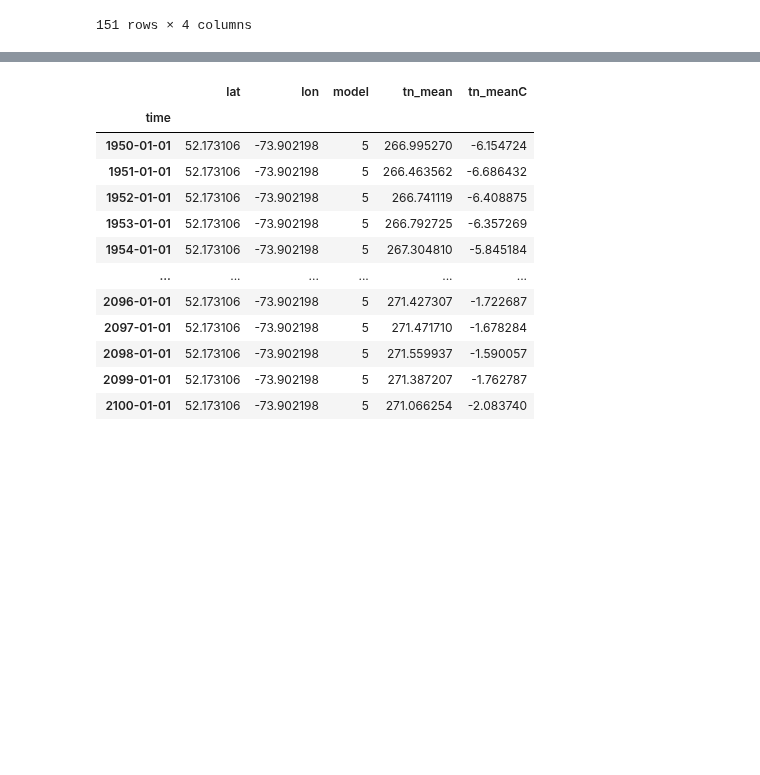
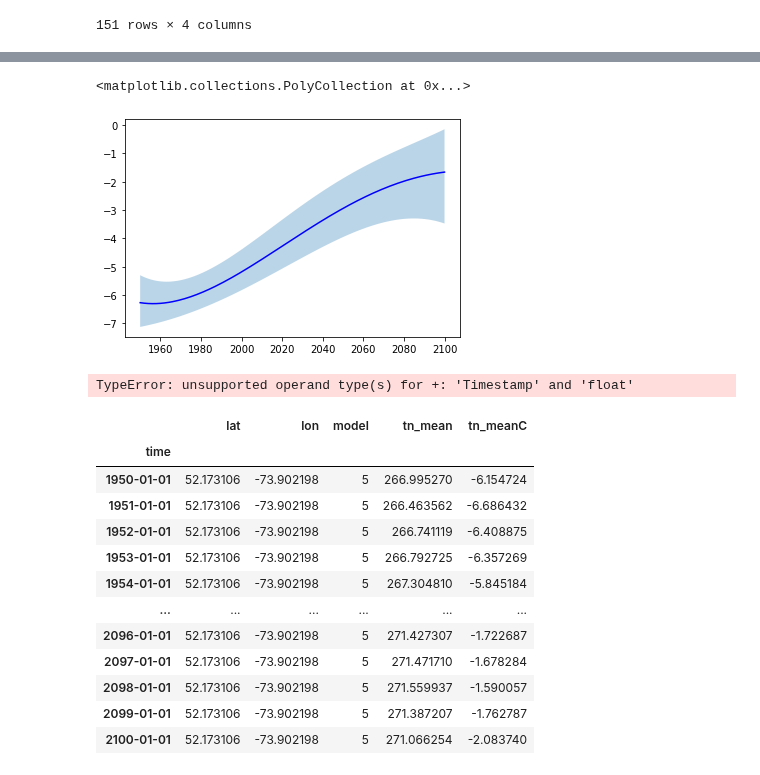
Before and after one commit to marinalopez2110/FistTemplateClimPort, a Jupyter notebook: TS polyval 4th degree.ipynb, the cells around one changed output, grey strips where cells are left out. Cells and saved outputs as stored; diff of their text form; code cells hidden in the pictures; blank space fills up the shorter version.

Commit message:
Created time series with percentiles

```diff
--- a/TS polyval 4th degree.ipynb
+++ b/TS polyval 4th degree.ipynb
@@ -158,3 +158,5 @@ df2
 | 2099-01-01 | 52.173106 | -73.902198 | 5 | 271.387207 |
 | 2100-01-01 | 52.173106 | -73.902198 | 5 | 271.066254 |
 151 rows × 4 columns
+# %%
+dfm = df.groupby(["time", "model"]).tn_mean.mean()
@@ -160,0 +179,10 @@ df2
+# %%
+dfq = dfm.reset_index().groupby("time").quantile([0.1,0.5,0.9]) - 273.15
+def quantiles(q):
+    return dfm.reset_index().groupby("time").quantile(q).tn_mean
+# %%
+dfq1 = dfq.query("ilevel_1==0.1")
+
+dfq9 = dfq.query("ilevel_1==0.9")
+
+dfq5 = dfq.query("ilevel_1==0.5").reset_index()
@@ -161,3 +205,15 @@ df2
+# %%
+rp5 = polysmooth(years,dfq5.tn_mean,4)
+plt.plot(years, rp5, markersize='10', color='blue')
+plt.fill_between(years, polysmooth(years, dfq1.tn_mean,4), polysmooth(years, dfq9.tn_mean,4), alpha=0.3)
+# %% [output]
+<matplotlib.collections.PolyCollection at 0x...>
+[figure, added]
+# %%
+rp5 = polysmooth(years,dfq5,4)
+plt.errorbar(years, rp5, yerr=polysmooth(years,abs(T-rp5),4), markersize='10', ecolor='blue',capsize=4, elinewidth=2)
+# %% [output]
+TypeError: unsupported operand type(s) for +: 'Timestamp' and 'float'
 # %%
 df2.reset_index().to_feather(out_folder + "df2_tn_annual_11models.feather")
 # %%
```
Also changed, not shown: parts of 5 cells of this notebook, 1 other file.
